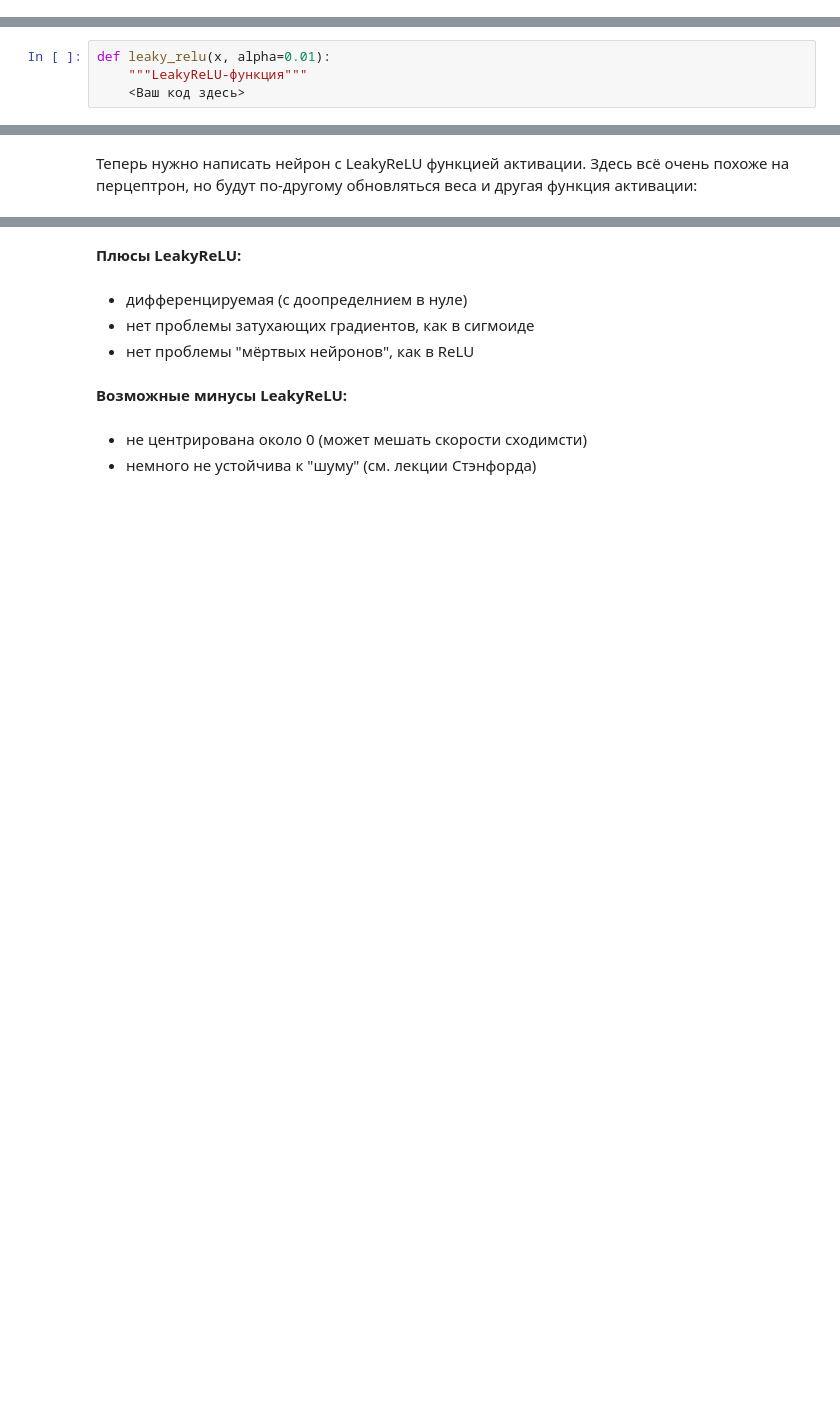
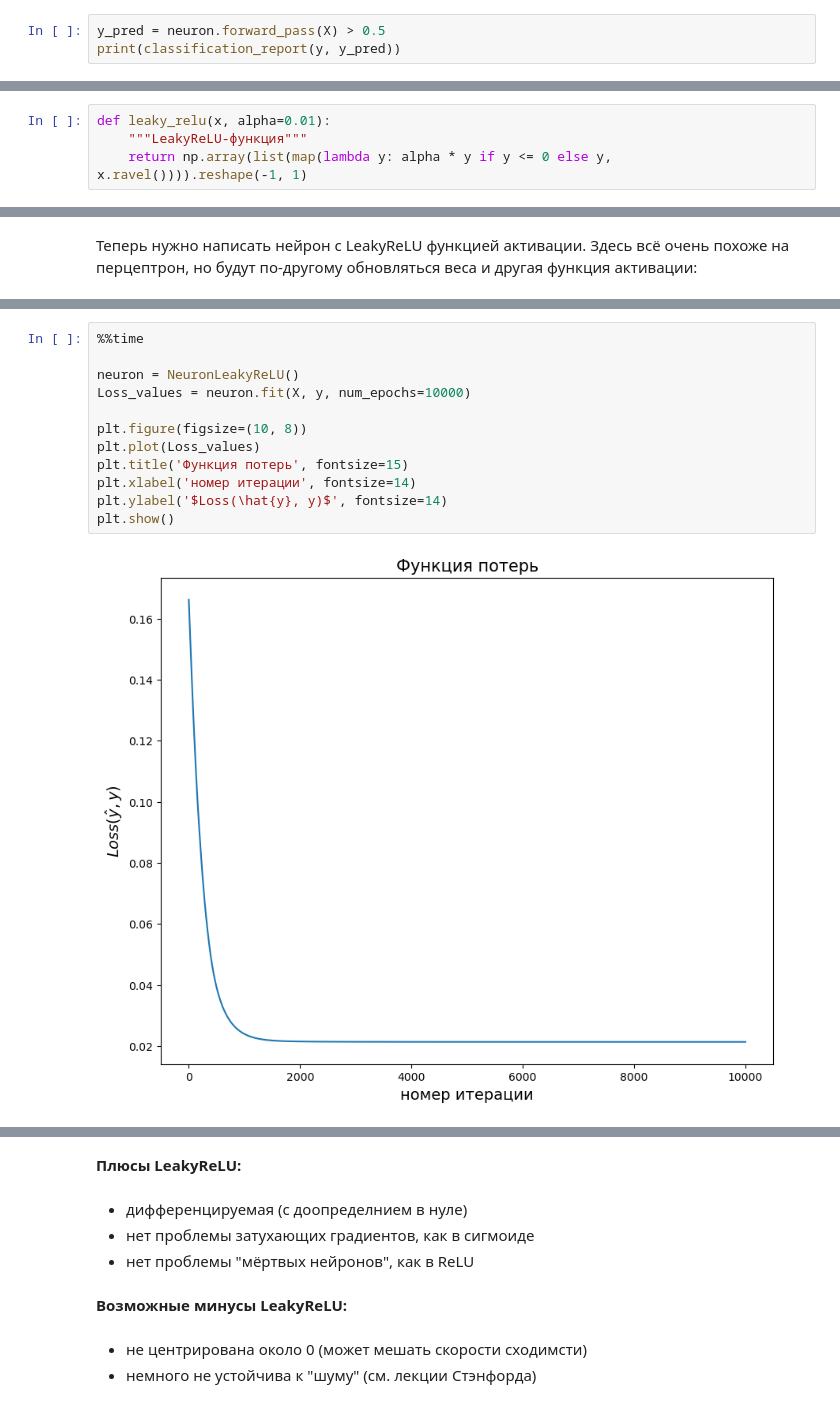
Before and after one commit to MGSDS/Itmo-ML, a Jupyter notebook: Lab 6/test 6.2 neuron_activations.ipynb, the cells around one changed output, grey strips where cells are left out. Cells and saved outputs as stored; diff of their text form; blank space fills up the shorter version.

```diff
--- a/Lab 6/test 6.2 neuron_activations.ipynb
+++ b/Lab 6/test 6.2 neuron_activations.ipynb
@@ -208,0 +242,3 @@ plt.show();
+# %%
+y_pred = neuron.forward_pass(X) > 0.5
+print(classification_report(y, y_pred))
@@ -276,7 +321,3 @@ $$ \frac{\partial Loss}{\partial w} = \begin{equation*}
 \end{equation*}$$
 
 * Реализуйте LeakyReLU и её производную:
-# %%
-def leaky_relu(x, alpha=0.01):
-    """LeakyReLU-функция"""
-    <Ваш код здесь>
@@ -286,0 +324,4 @@ def leaky_relu_derivative(x, alpha=0.01):
+# %%
+def leaky_relu(x, alpha=0.01):
+    """LeakyReLU-функция"""
+    return np.array(list(map(lambda y: alpha * y if y <= 0 else y, x.ravel()))).reshape(-1, 1)
@@ -344,0 +407,14 @@ class NeuronLeakyReLU:
+# %%
+%%time
+
+neuron = NeuronLeakyReLU()
+Loss_values = neuron.fit(X, y, num_epochs=10000)
+
+plt.figure(figsize=(10, 8))
+plt.plot(Loss_values)
+plt.title('Функция потерь', fontsize=15)
+plt.xlabel('номер итерации', fontsize=14)
+plt.ylabel('$Loss(\hat{y}, y)$', fontsize=14)
+plt.show()
+# %% [output]
+[figure, added]
```
Also changed, not shown: parts of 29 cells of this notebook.
